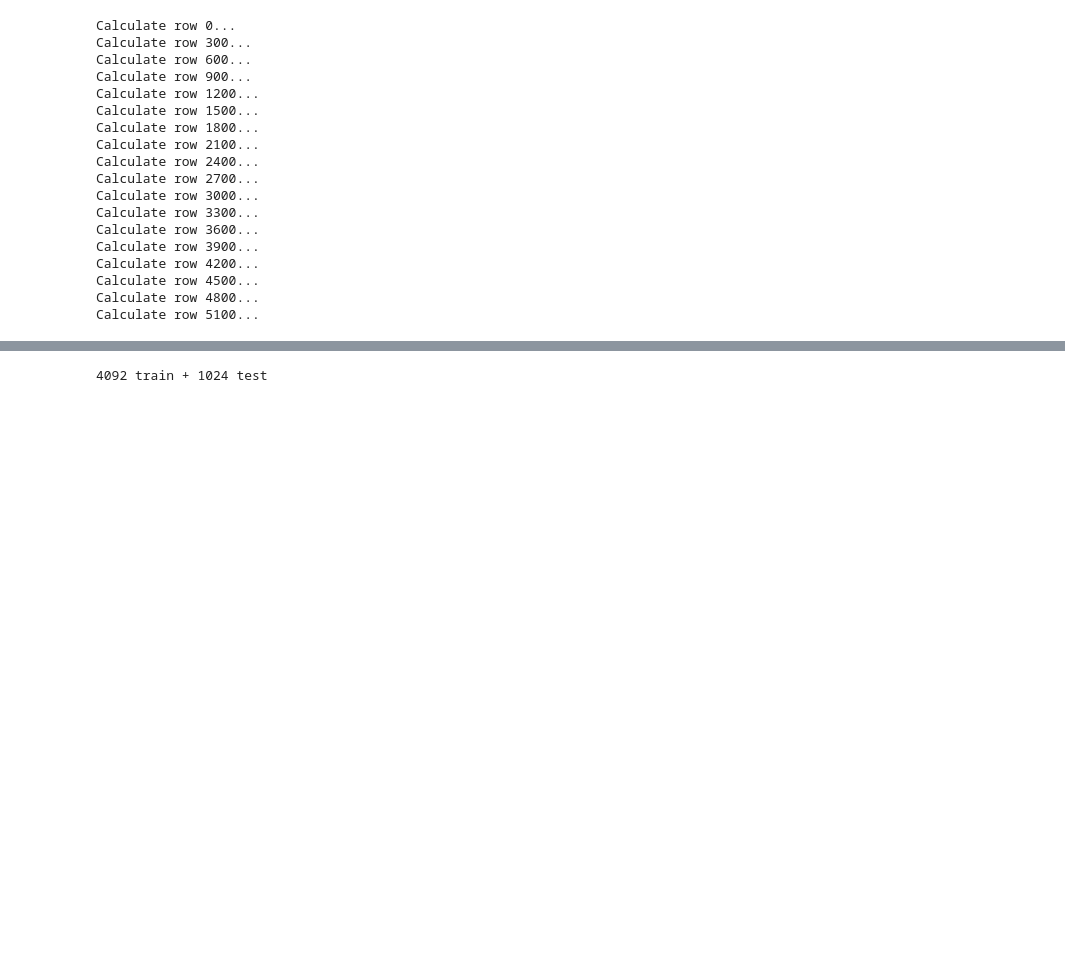
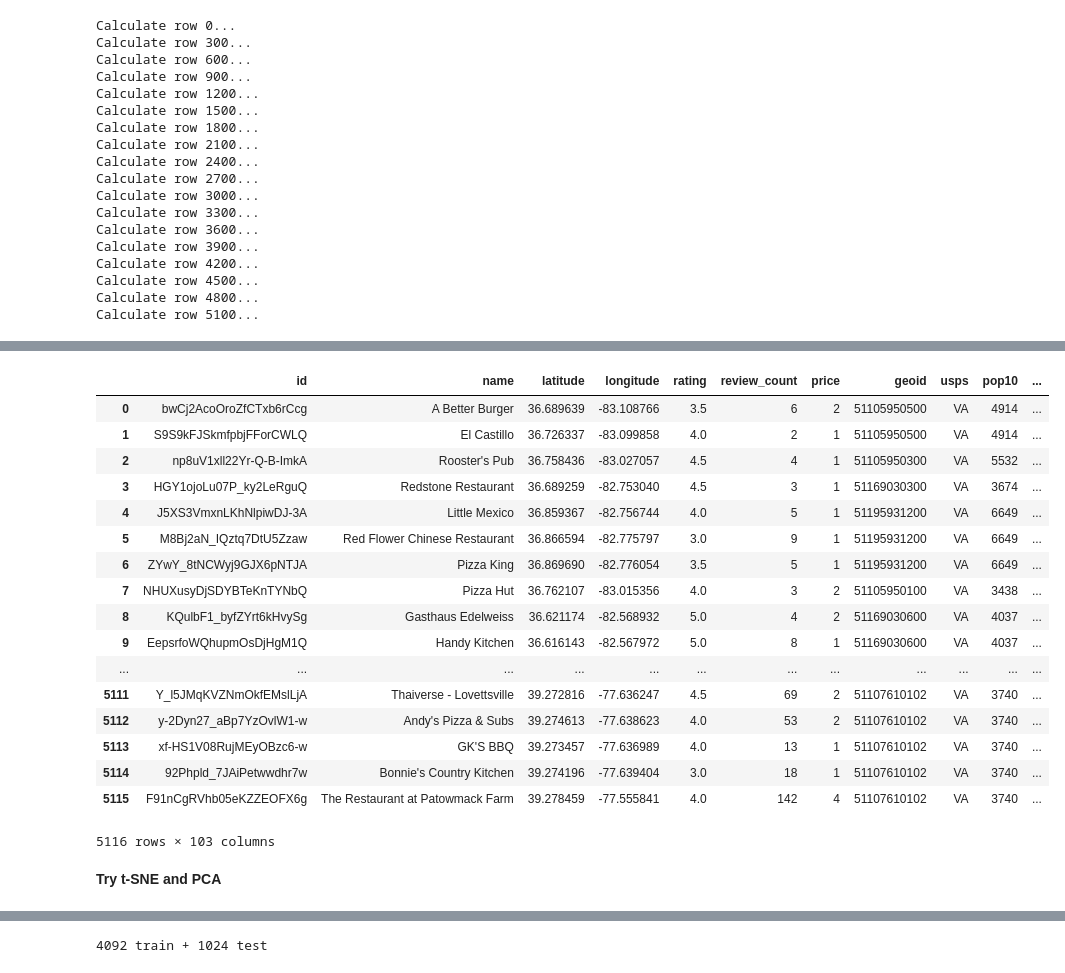
Before and after one commit to Enihsuns/Restaurant-Price-in-Virginia, a Jupyter notebook: FeatureProcessing/Coordinates.ipynb, the cells around one changed output, grey strips where cells are left out. Drawn from its saved outputs; the diff is of its cells as text; code cells hidden in the pictures; blank space fills up the shorter version.

```diff
--- a/FeatureProcessing/Coordinates.ipynb
+++ b/FeatureProcessing/Coordinates.ipynb
@@ -298,5 +347,5 @@ Calculate row 5100...
 # %%
-geo_biz_data = pd.merge(geo_biz_data, tract_df, on='geoid')
+geo_biz_data = pd.merge(geo_biz_data, tract_df[cols_to_use], on='geoid')
 # %%
 geo_biz_data.head()
 # %% [output]
@@ -319,0 +432,23 @@ with open(save_path, 'rb') as infile:
+# %%
+geo_biz_data
+# %% [output]
+|  | id | name | latitude | longitude | rating | review_count | price | geoid | usps | pop10 | ... |
+| 0 | bwCj2AcoOroZfCTxb6rCcg | A Better Burger | 36.689639 | -83.108766 | 3.5 | 6 | 2 | 51105950500 | VA | 4914 | ... |
+| 1 | S9S9kFJSkmfpbjFForCWLQ | El Castillo | 36.726337 | -83.099858 | 4.0 | 2 | 1 | 51105950500 | VA | 4914 | ... |
+| 2 | np8uV1xll22Yr-Q-B-ImkA | Rooster's Pub | 36.758436 | -83.027057 | 4.5 | 4 | 1 | 51105950300 | VA | 5532 | ... |
+| 3 | HGY1ojoLu07P_ky2LeRguQ | Redstone Restaurant | 36.689259 | -82.753040 | 4.5 | 3 | 1 | 51169030300 | VA | 3674 | ... |
+| 4 | J5XS3VmxnLKhNlpiwDJ-3A | Little Mexico | 36.859367 | -82.756744 | 4.0 | 5 | 1 | 51195931200 | VA | 6649 | ... |
+| 5 | M8Bj2aN_IQztq7DtU5Zzaw | Red Flower Chinese Restaurant | 36.866594 | -82.775797 | 3.0 | 9 | 1 | 51195931200 | VA | 6649 | ... |
+| 6 | ZYwY_8tNCWyj9GJX6pNTJA | Pizza King | 36.869690 | -82.776054 | 3.5 | 5 | 1 | 51195931200 | VA | 6649 | ... |
+| 7 | NHUXusyDjSDYBTeKnTYNbQ | Pizza Hut | 36.762107 | -83.015356 | 4.0 | 3 | 2 | 51105950100 | VA | 3438 | ... |
+| 8 | KQulbF1_byfZYrt6kHvySg | Gasthaus Edelweiss | 36.621174 | -82.568932 | 5.0 | 4 | 2 | 51169030600 | VA | 4037 | ... |
+| 9 | EepsrfoWQhupmOsDjHgM1Q | Handy Kitchen | 36.616143 | -82.567972 | 5.0 | 8 | 1 | 51169030600 | VA | 4037 | ... |
+| ... | ... | ... | ... | ... | ... | ... | ... | ... | ... | ... | ... |
+| 5111 | Y_l5JMqKVZNmOkfEMslLjA | Thaiverse - Lovettsville | 39.272816 | -77.636247 | 4.5 | 69 | 2 | 51107610102 | VA | 3740 | ... |
+| 5112 | y-2Dyn27_aBp7YzOvlW1-w | Andy's Pizza & Subs | 39.274613 | -77.638623 | 4.0 | 53 | 2 | 51107610102 | VA | 3740 | ... |
+| 5113 | xf-HS1V08RujMEyOBzc6-w | GK'S BBQ | 39.273457 | -77.636989 | 4.0 | 13 | 1 | 51107610102 | VA | 3740 | ... |
+| 5114 | 92Phpld_7JAiPetwwdhr7w | Bonnie's Country Kitchen | 39.274196 | -77.639404 | 3.0 | 18 | 1 | 51107610102 | VA | 3740 | ... |
+| 5115 | F91nCgRVhb05eKZZEOFX6g | The Restaurant at Patowmack Farm | 39.278459 | -77.555841 | 4.0 | 142 | 4 | 51107610102 | VA | 3740 | ... |
+5116 rows × 103 columns
+# %% [markdown]
+**Try t-SNE and PCA**
```
Also changed, not shown: parts of 32 cells of this notebook, 3 other files.
